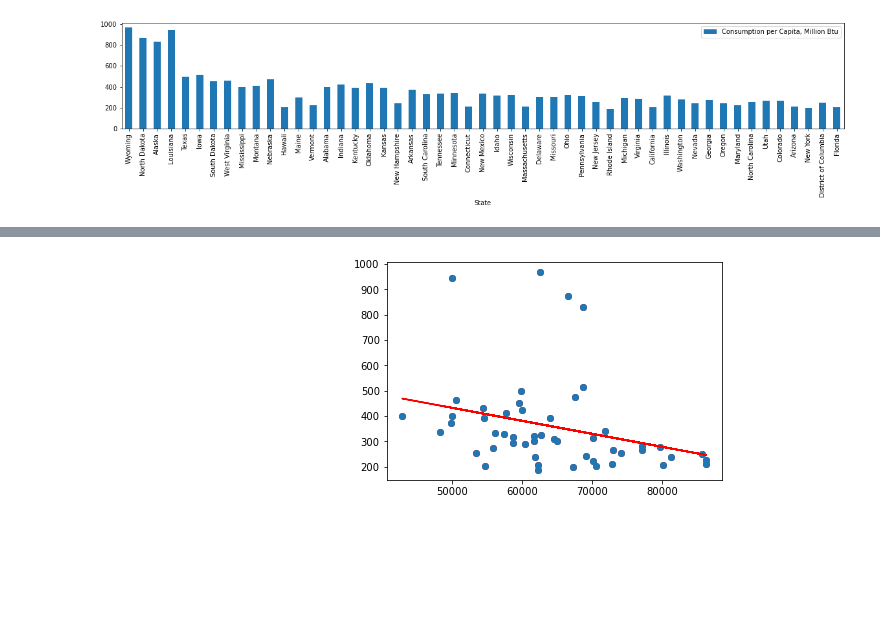
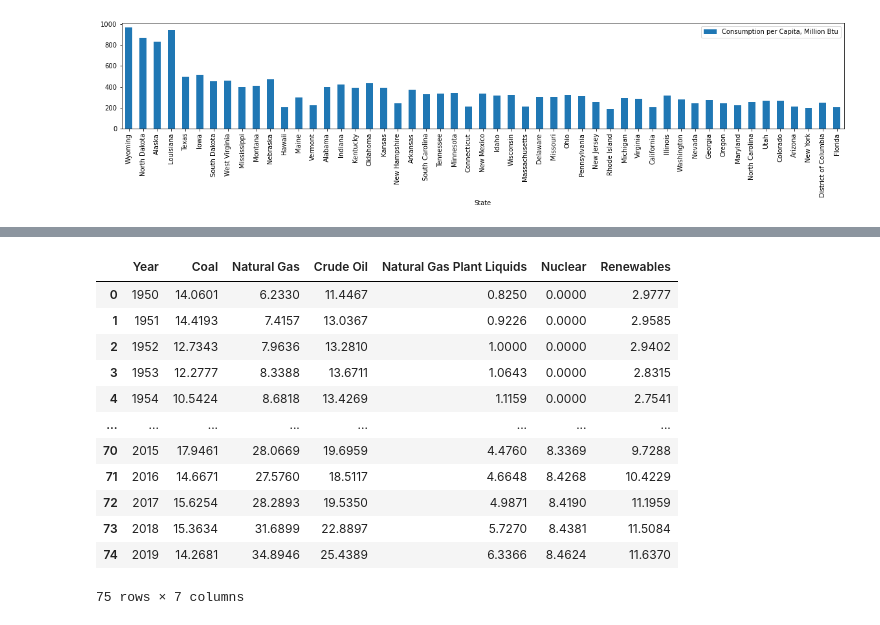
Before and after one commit to sunwoo-kim20/global-climate-change-analysis, a Jupyter notebook: state income and emissions.ipynb, the cells around one changed output, grey strips where cells are left out. Cells and saved outputs as stored; diff of their text form; code cells hidden in the pictures; blank space fills up the shorter version.

```diff
--- a/state income and emissions.ipynb
+++ b/state income and emissions.ipynb
@@ -7,10 +7,12 @@ from scipy.stats import linregress
 #set path to read csv
 emission_data_path = "carbon_emission_data.csv"
 income_data_path ="median_income_2018.csv"
+energy_source_path = "energy_by_source.csv"
 
 #read csv
 state_emissions_2018 = pd.read_csv(emission_data_path)
 state_income_2018 = pd.read_csv(income_data_path)
+energy_source_data = pd.read_csv(energy_source_path)
 # %%
 #replace abbreviated state names with dictionary
 us_state_abbrev = {
@@ -158,16 +183,19 @@ plt.show()
-# %%
-x_values = median_income
-y_values = co2_per_capita
-
-plt.scatter(median_income, co2_per_capita, color="red")
-
-(slope, intercept, rvalue, pvalue, stderr) = linregress(x_values, y_values)
-regress_values = x_values * slope + intercept
-line_eq = "y = " + str(round(slope,2)) + "x + " + str(round(intercept,2))
-plt.scatter(x_values,y_values)
-plt.plot(x_values,regress_values,"r-")
-plt.annotate(line_eq,(6,10),fontsize=15,color="red")
-
-plt.show()
-# %% [output]
-[figure, removed]
+# %%
+energy_source_data.columns = ["Year", "Coal", "Natural Gas", "Crude Oil",
+                  "Natural Gas Plant Liquids", "Nuclear",
+                  "Renewables"]
+energy_source_data
+# %% [output]
+|  | Year | Coal | Natural Gas | Crude Oil | Natural Gas Plant Liquids | Nuclear | Renewables |
+| 0 | 1950 | 14.0601 | 6.2330 | 11.4467 | 0.8250 | 0.0000 | 2.9777 |
+| 1 | 1951 | 14.4193 | 7.4157 | 13.0367 | 0.9226 | 0.0000 | 2.9585 |
+| 2 | 1952 | 12.7343 | 7.9636 | 13.2810 | 1.0000 | 0.0000 | 2.9402 |
+| 3 | 1953 | 12.2777 | 8.3388 | 13.6711 | 1.0643 | 0.0000 | 2.8315 |
+| 4 | 1954 | 10.5424 | 8.6818 | 13.4269 | 1.1159 | 0.0000 | 2.7541 |
+| ... | ... | ... | ... | ... | ... | ... | ... |
+| 70 | 2015 | 17.9461 | 28.0669 | 19.6959 | 4.4760 | 8.3369 | 9.7288 |
+| 71 | 2016 | 14.6671 | 27.5760 | 18.5117 | 4.6648 | 8.4268 | 10.4229 |
+| 72 | 2017 | 15.6254 | 28.2893 | 19.5350 | 4.9871 | 8.4190 | 11.1959 |
+| 73 | 2018 | 15.3634 | 31.6899 | 22.8897 | 5.7270 | 8.4381 | 11.5084 |
+| 74 | 2019 | 14.2681 | 34.8946 | 25.4389 | 6.3366 | 8.4624 | 11.6370 |
+75 rows × 7 columns
```
Also changed, not shown: parts of 2 cells of this notebook, 1 other file.
